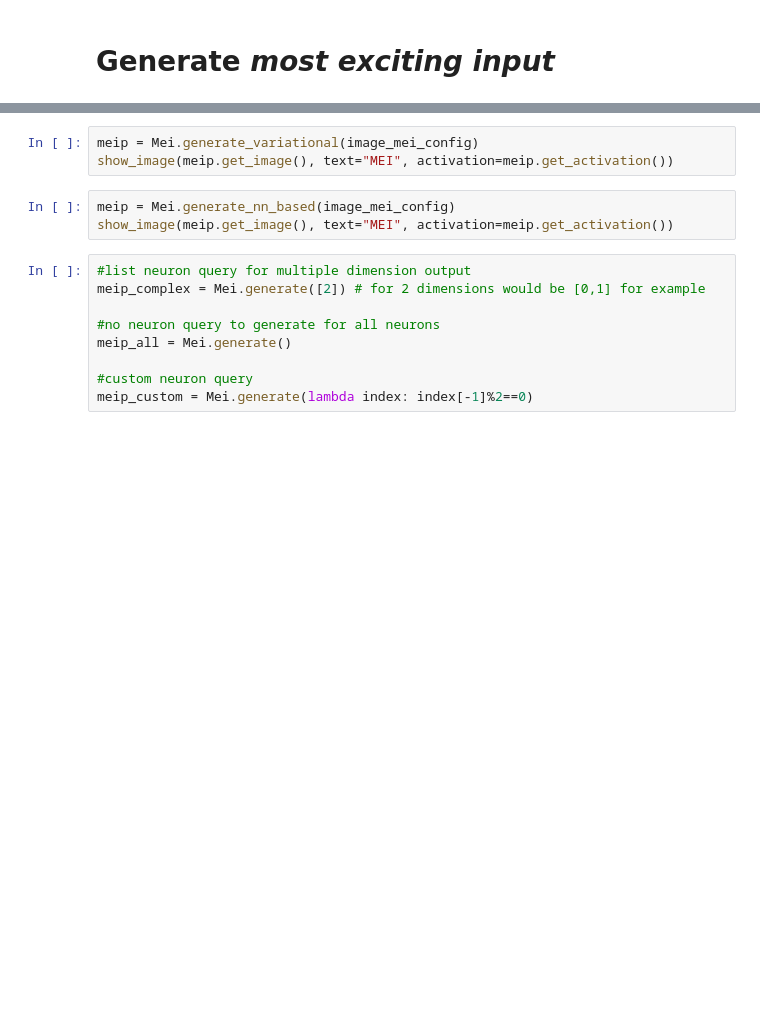
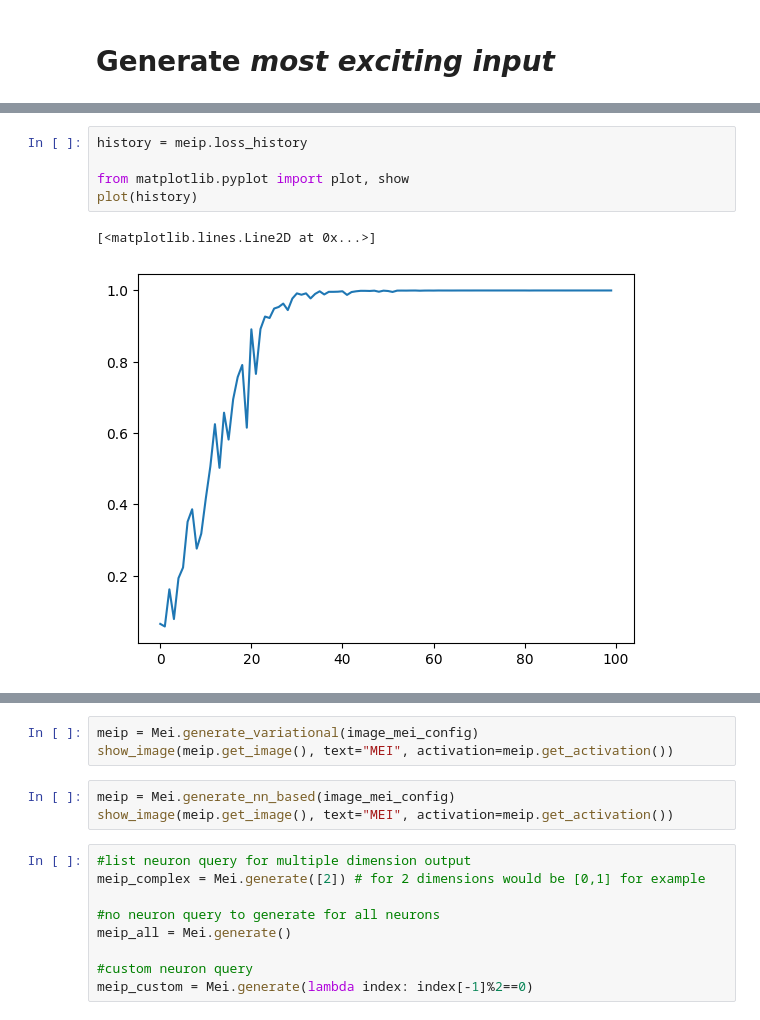
Before and after one commit to lacykaltgr/mei, a Jupyter notebook: examples/example_mnist.ipynb, the cells around one changed output, grey strips where cells are left out. Saved outputs shown, nothing was run; the diff lists cells and outputs as text; blank space fills up the shorter version.

```diff
--- a/examples/example_mnist.ipynb
+++ b/examples/example_mnist.ipynb
@@ -111,0 +108,8 @@ show_image(meip.get_image(), text="MEI", activation=meip.get_activation())
+# %%
+history = meip.loss_history
+
+from matplotlib.pyplot import plot, show
+plot(history)
+# %% [output]
+[<matplotlib.lines.Line2D at 0x...>]
+[figure, added]
```
Also changed, not shown: parts of 7 cells of this notebook.
